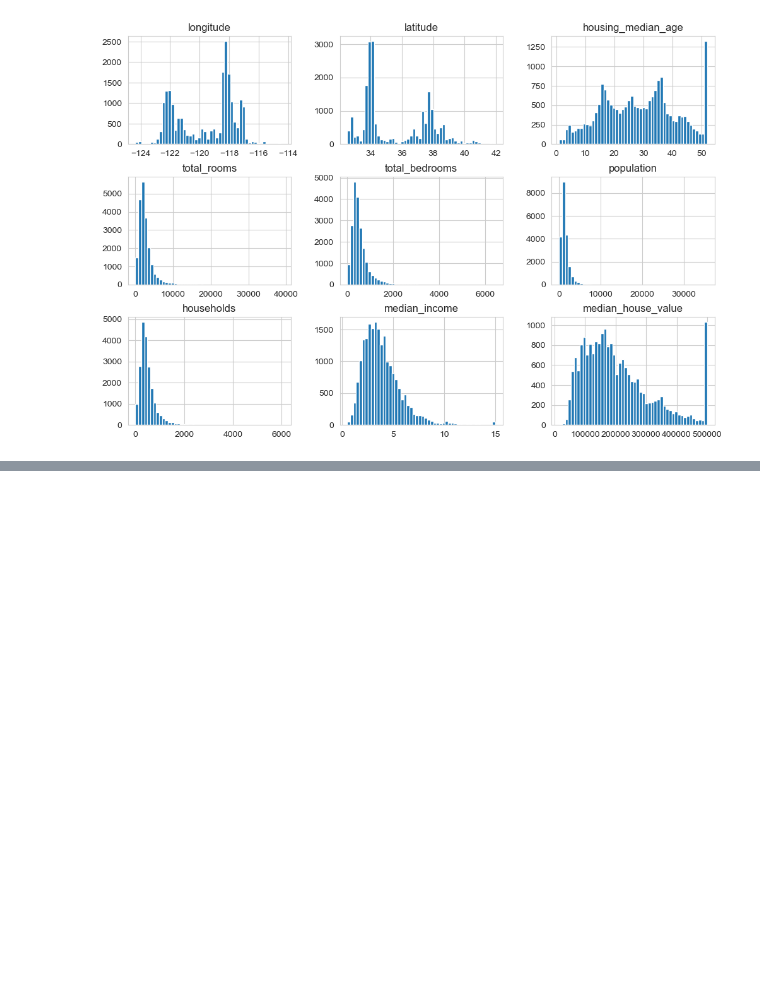
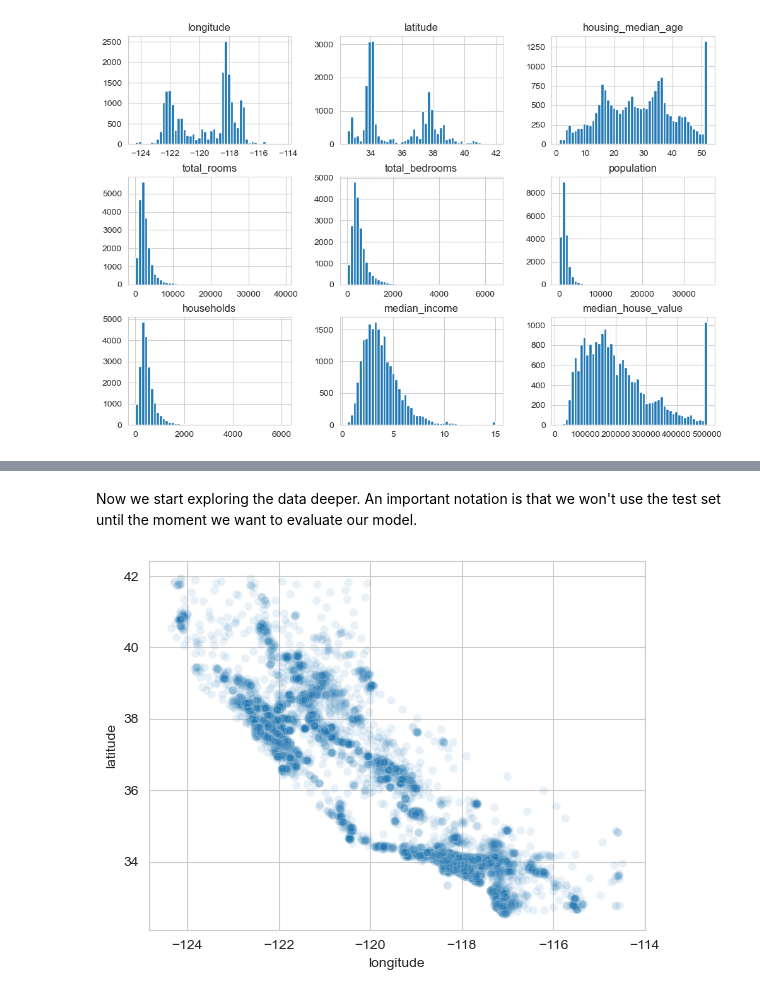
Before and after one commit to oscarguillen-ml/ML-Internship-Portfolio, a Jupyter notebook: 01-california-housing-end-to-end/california_housing.ipynb, the cells around one changed output, grey strips where cells are left out. Saved outputs shown, nothing was run; the diff lists cells and outputs as text; code cells hidden in the pictures; blank space fills up the shorter version.

```diff
--- a/01-california-housing-end-to-end/california_housing.ipynb
+++ b/01-california-housing-end-to-end/california_housing.ipynb
@@ -98,0 +108,2 @@ train_set, test_set=train_test_split(housing, test_size=0.2, random_state=42)
+# %%
+strat_train_set, strat_test_set = train_test_split(housing, test_size=0.2, stratify=housing['income_cat'],random_state=42)
@@ -98,0 +196,8 @@ train_set, test_set=train_test_split(housing, test_size=0.2, random_state=42)
+# %% [markdown]
+Now we start exploring the data deeper. An important notation is that we won't use the test set until the moment we want to evaluate our model.
+# %%
+housing=strat_train_set.copy() #We make a copy to do modifications
+# %%
+sns.scatterplot(data=housing, x='longitude', y='latitude',alpha=0.1);
+# %% [output]
+[figure, added]
```
Also changed, not shown: parts of 26 cells of this notebook.
